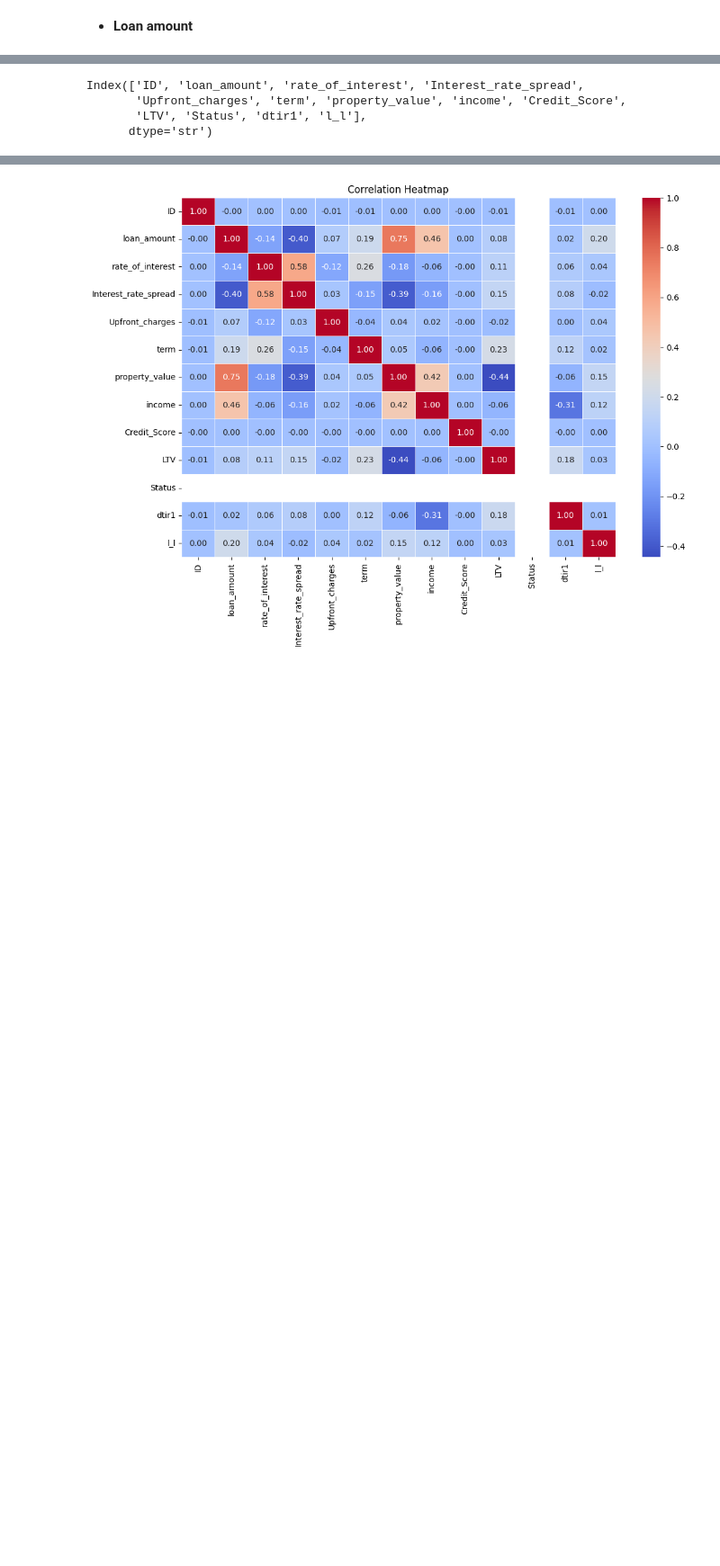
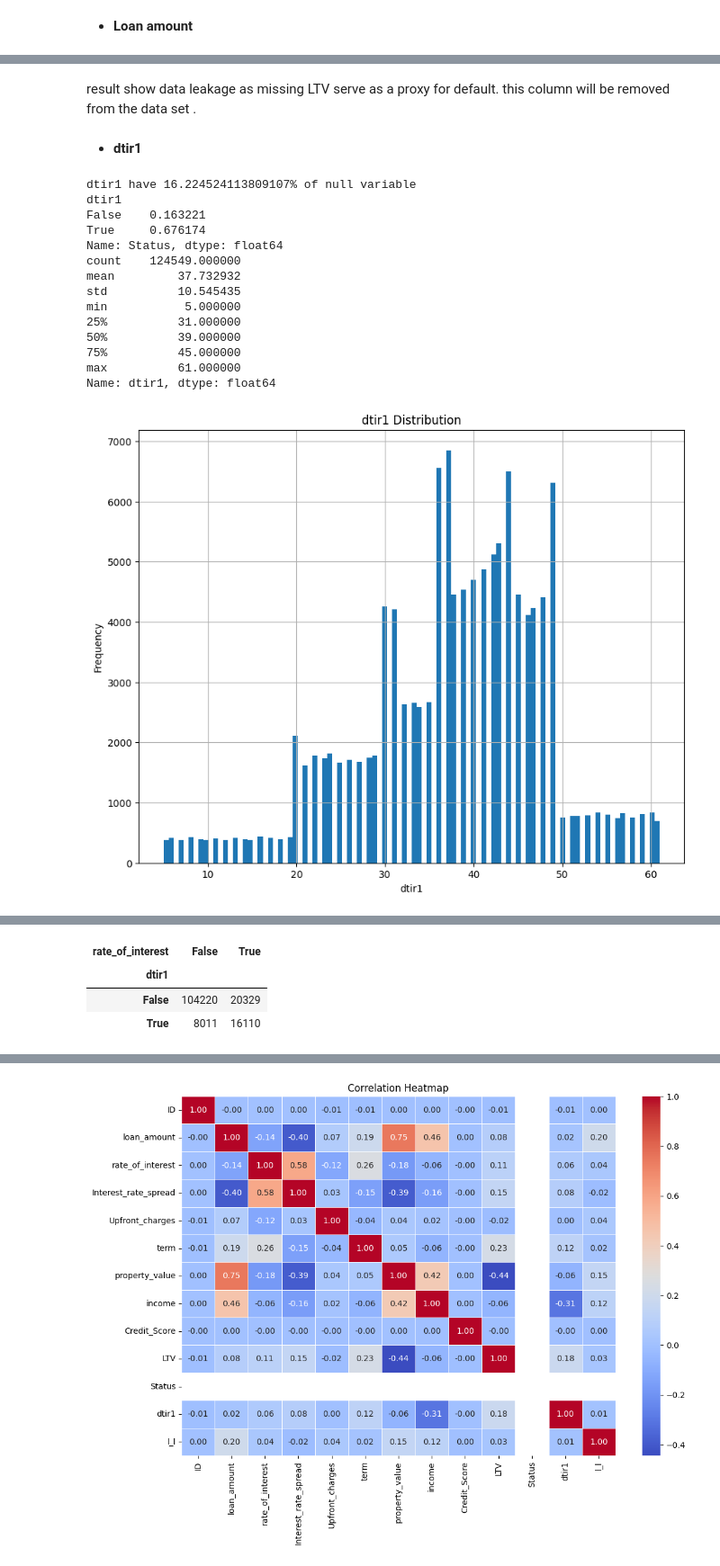
Before and after one commit to juniorskg/loan_default_prediction, a Jupyter notebook: notebooks/EDA.ipynb, the cells around one changed output, grey strips where cells are left out. Shown at 90% size. Saved outputs shown, nothing was run; the diff lists cells and outputs as text; code cells hidden in the pictures; blank space fills up the shorter version.

```diff
--- a/notebooks/EDA.ipynb
+++ b/notebooks/EDA.ipynb
@@ -374,2 +454,22 @@ Name: LTV, dtype: float64
+# %% [markdown]
+result show data leakage as missing LTV serve as a proxy for default. this column will be removed from the data set .
+# %% [markdown]
+* **dtir1**
 # %%
-num_eda(df,"rate_of_interest")
+num_eda(df,"dtir1")
+# %% [output]
+dtir1 have 16.224524113809107% of null variable
+dtir1
+False    0.163221
+True     0.676174
+Name: Status, dtype: float64
+count    124549.000000
+mean         37.732932
+std          10.545435
+min           5.000000
+25%          31.000000
+50%          39.000000
+75%          45.000000
+max          61.000000
+Name: dtir1, dtype: float64
+[figure, added]
@@ -380,7 +479,10 @@ num_eda(df,"rate_of_interest")
-# %%
-df.select_dtypes(include="number").columns
-# %% [output]
-Index(['ID', 'loan_amount', 'rate_of_interest', 'Interest_rate_spread',
-       'Upfront_charges', 'term', 'property_value', 'income', 'Credit_Score',
-       'LTV', 'Status', 'dtir1', 'l_l'],
-      dtype='str')
+# %%
+pd.crosstab(
+    df["dtir1"].isnull(),
+    df["rate_of_interest"].isnull()
+)
+# %% [output]
+| rate_of_interest | False | True |
+| dtir1 |  |  |
+| False | 104220 | 20329 |
+| True | 8011 | 16110 |
```
Also changed, not shown: parts of 53 cells of this notebook.
